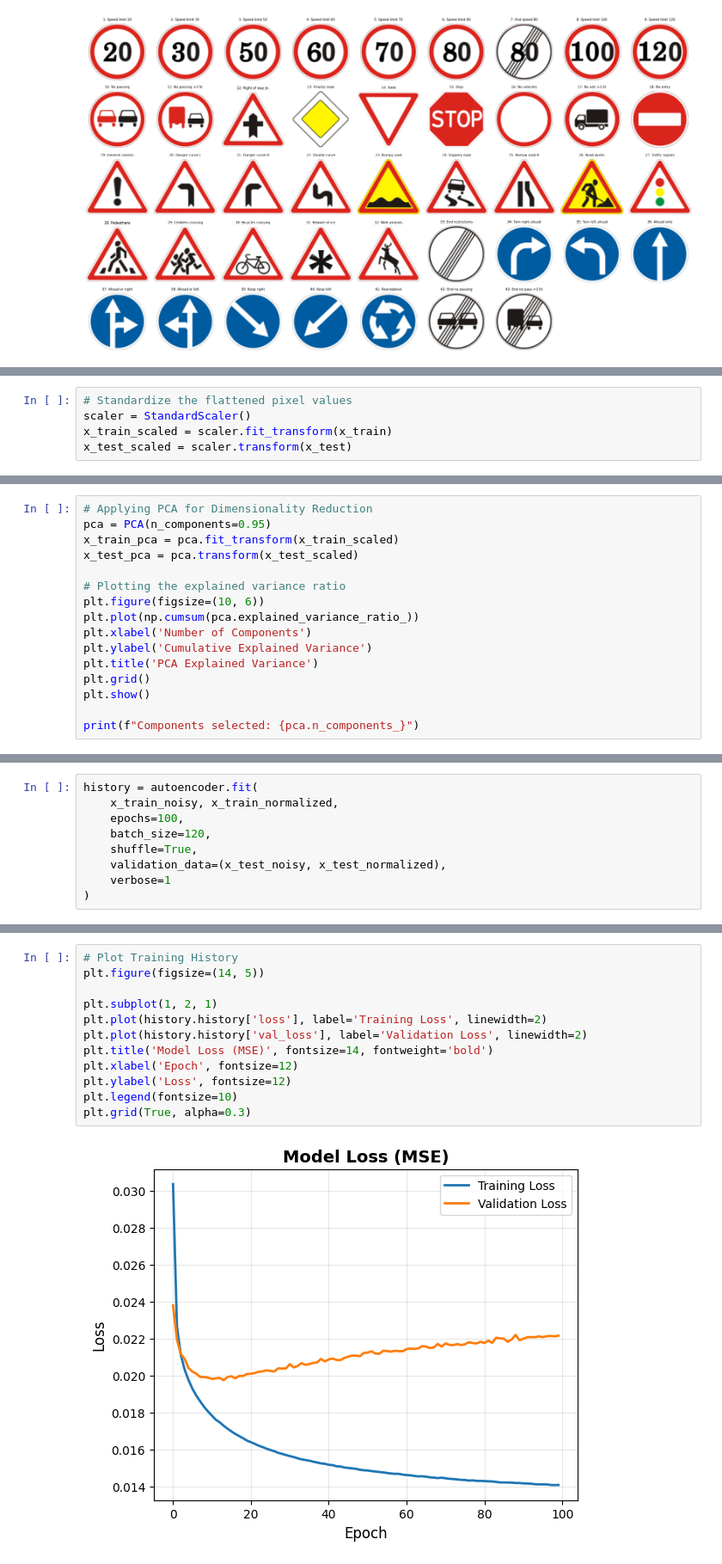
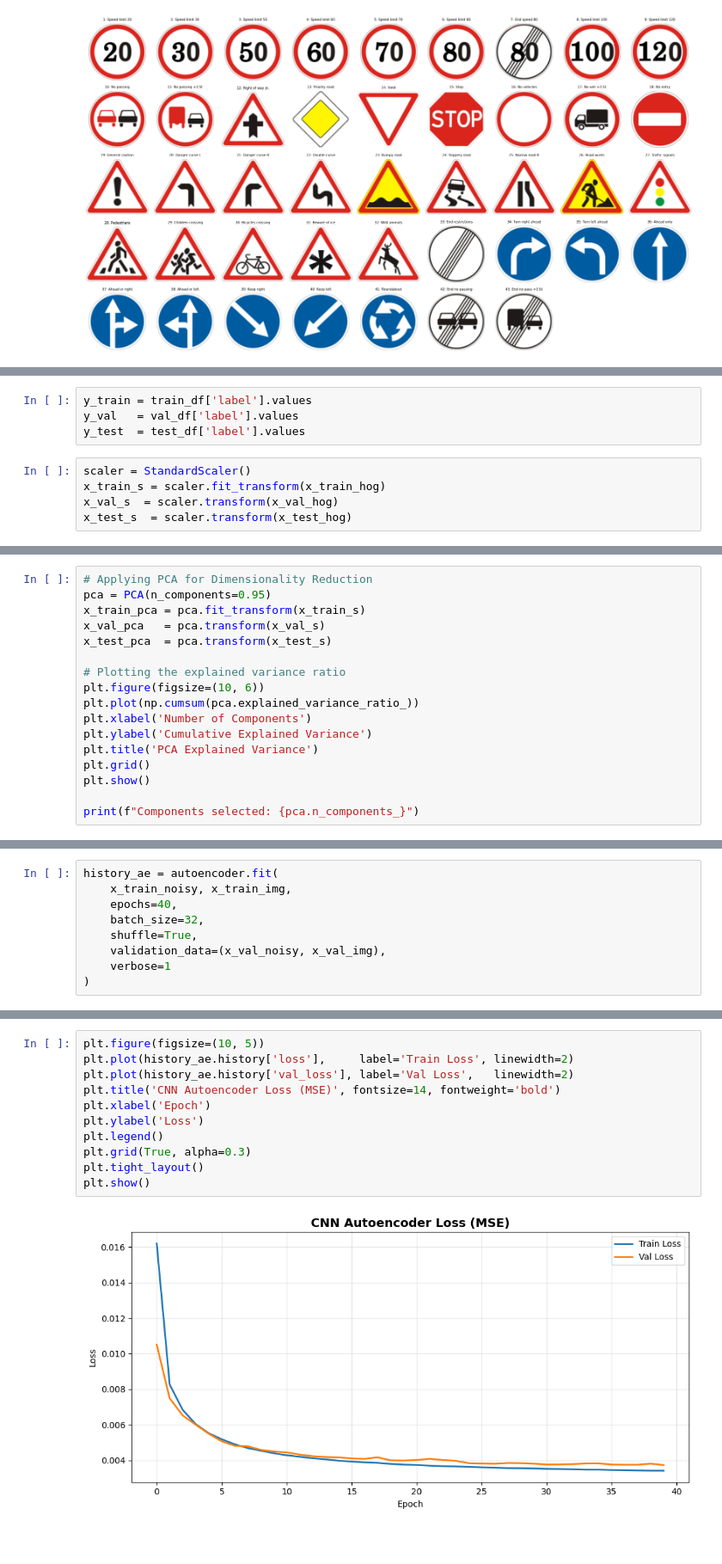
Before and after one commit to Engshadow/Autonomous-Vehicle-Perception-Module, a Jupyter notebook: Project.ipynb, the cells around one changed output, grey strips where cells are left out. Shown at 86% size. Drawn from its saved outputs; the diff is of its cells as text; blank space fills up the shorter version.

```diff
--- a/Project.ipynb
+++ b/Project.ipynb
@@ -202,8 +227,12 @@ Train: 39209 | Test: 12630
+# %%
+y_train = train_df['label'].values
+y_val   = val_df['label'].values
+y_test  = test_df['label'].values
 # %%
-# Standardize the flattened pixel values
 scaler = StandardScaler()
-x_train_scaled = scaler.fit_transform(x_train)
-x_test_scaled = scaler.transform(x_test)
+x_train_s = scaler.fit_transform(x_train_hog)
+x_val_s  = scaler.transform(x_val_hog)
+x_test_s  = scaler.transform(x_test_hog)
 # %%
 save_path = "features"
 os.makedirs(save_path, exist_ok=True)
@@ -217,8 +249,9 @@ np.save(os.path.join(save_path, "x_test_scaled.npy"), x_test_scaled)
 # %%
 # Applying PCA for Dimensionality Reduction
 pca = PCA(n_components=0.95)
-x_train_pca = pca.fit_transform(x_train_scaled)
-x_test_pca = pca.transform(x_test_scaled)
+x_train_pca = pca.fit_transform(x_train_s)
+x_val_pca   = pca.transform(x_val_s)
+x_test_pca  = pca.transform(x_test_s)
 
 # Plotting the explained variance ratio
 plt.figure(figsize=(10, 6))
@@ -643,11 +818,11 @@ Model: "functional_6"
  Non-trainable params: 0 (0.00 B)
 # %%
-history = autoencoder.fit(
-    x_train_noisy, x_train_normalized,
-    epochs=100,
-    batch_size=120,
+history_ae = autoencoder.fit(
+    x_train_noisy, x_train_img,
+    epochs=40,
+    batch_size=32,
     shuffle=True,
-    validation_data=(x_test_noisy, x_test_normalized),
+    validation_data=(x_val_noisy, x_val_img),
     verbose=1
 )
 # %% [output]
@@ -671,16 +846,15 @@ Epoch 100/100
 # %%
-# Plot Training History
-plt.figure(figsize=(14, 5))
-
-plt.subplot(1, 2, 1)
-plt.plot(history.history['loss'], label='Training Loss', linewidth=2)
-plt.plot(history.history['val_loss'], label='Validation Loss', linewidth=2)
-plt.title('Model Loss (MSE)', fontsize=14, fontweight='bold')
-plt.xlabel('Epoch', fontsize=12)
-plt.ylabel('Loss', fontsize=12)
-plt.legend(fontsize=10)
+plt.figure(figsize=(10, 5))
+plt.plot(history_ae.history['loss'],     label='Train Loss', linewidth=2)
+plt.plot(history_ae.history['val_loss'], label='Val Loss',   linewidth=2)
+plt.title('CNN Autoencoder Loss (MSE)', fontsize=14, fontweight='bold')
+plt.xlabel('Epoch')
+plt.ylabel('Loss')
+plt.legend()
 plt.grid(True, alpha=0.3)
+plt.tight_layout()
+plt.show()
 # %% [output]
-[figure, old version]
+[figure, new version]
 # %%
 print("\nGenerating reconstructed features")
```
Also changed, not shown: parts of 34 cells of this notebook, 7 other files.
